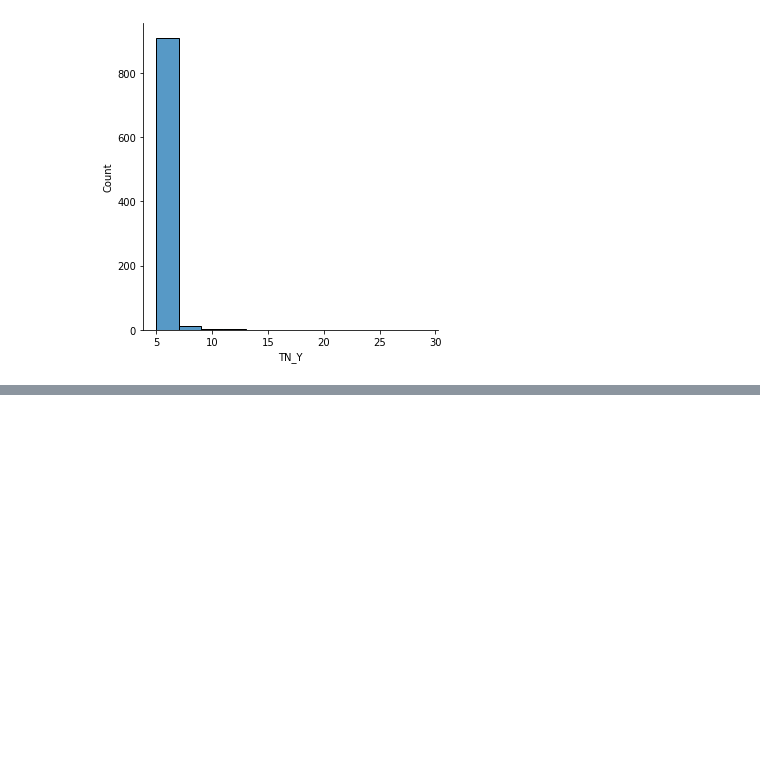
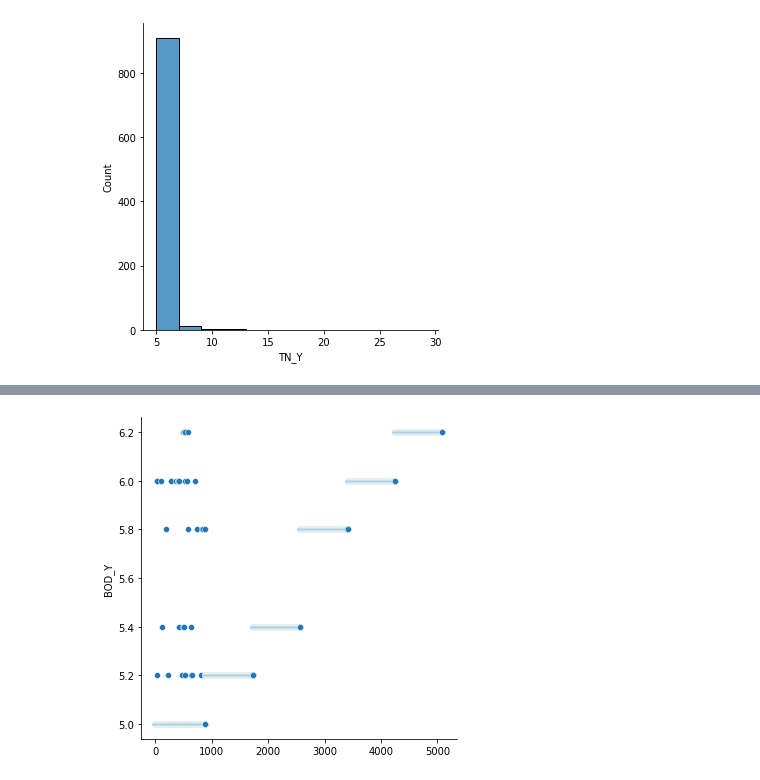
Before and after one commit to Hisan-007/element_quantity_predictor, a Jupyter notebook: model.ipynb, the cells around one changed output, grey strips where cells are left out. Drawn from its saved outputs; the diff is of its cells as text; code cells hidden in the pictures; blank space fills up the shorter version.

```diff
--- a/model.ipynb
+++ b/model.ipynb
@@ -310,0 +231,6 @@ sns.displot(yr, x = "BOD_Y", binwidth=2) # DATA IS HIGHLY IMBALANCED
+# %%
+tdf = pd.concat([xr, yr], axis = 1)
+sns.relplot(data = tdf, y = 'BOD_Y', x = tdf.index)
+plt.show()
+# %% [output]
+[figure, added]
```
Also changed, not shown: parts of 13 cells of this notebook.
